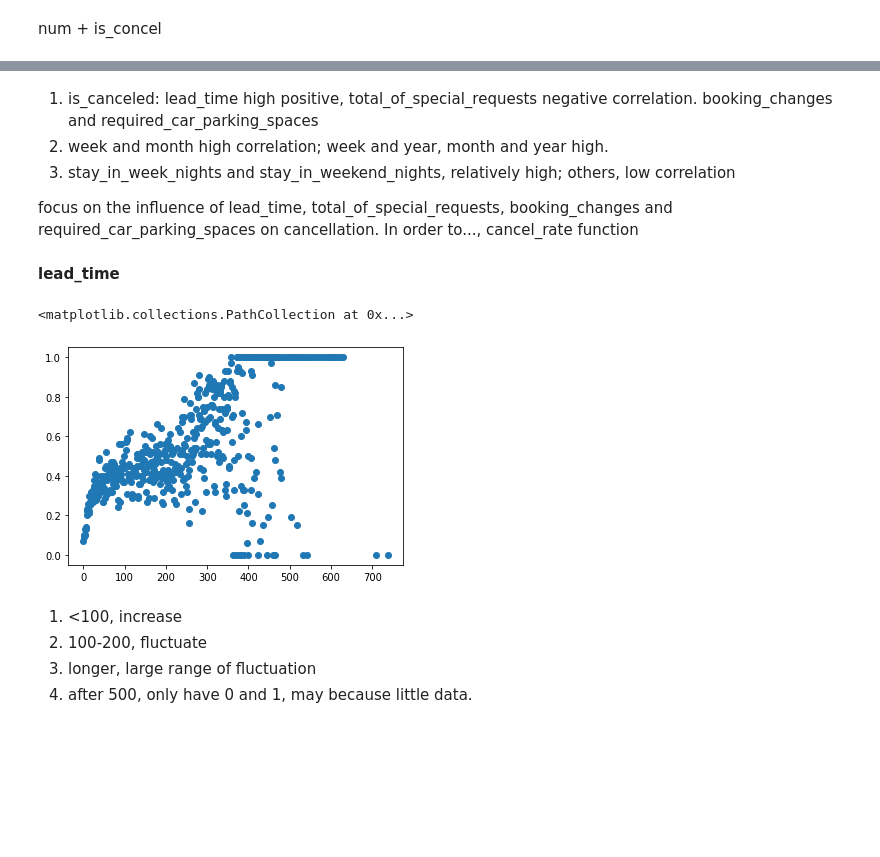
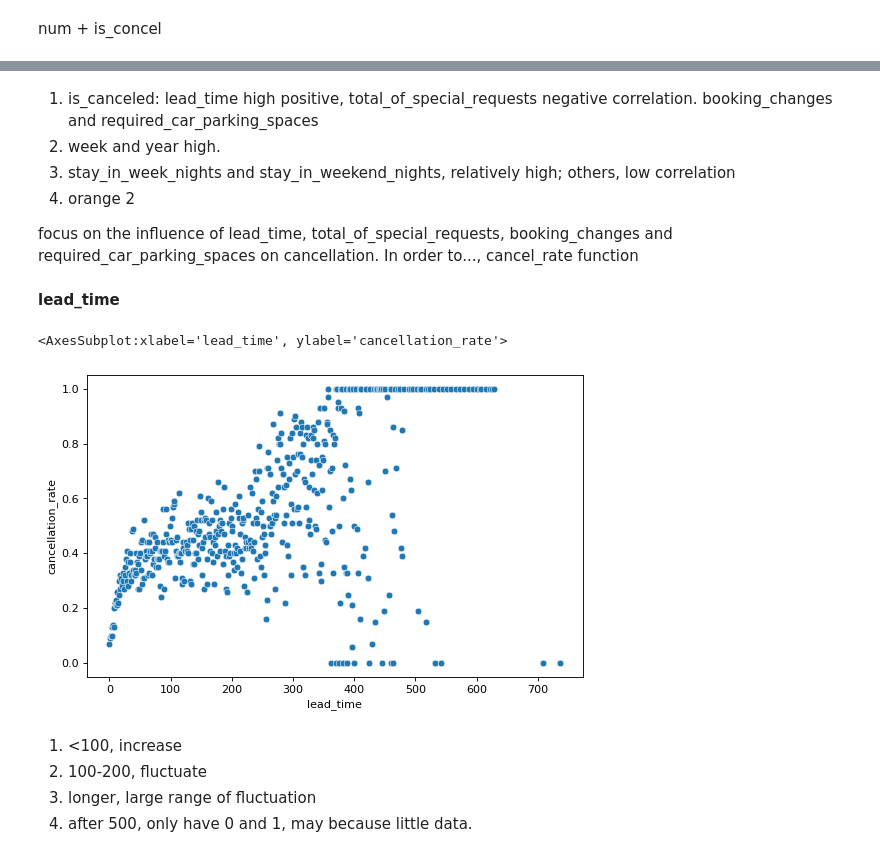
Before and after one commit to Mengyao41/ML_proj2, a Jupyter notebook: project2.ipynb, the cells around one changed output, grey strips where cells are left out. Cells and saved outputs as stored; diff of their text form; code cells hidden in the pictures; blank space fills up the shorter version.

```diff
--- a/project2.ipynb
+++ b/project2.ipynb
@@ -191,5 +187,6 @@ num_data.shape
 # %%
 corr = num_data.corr()
-sns.heatmap(corr,cmap = 'RdBu_r', fmt = '.2f')
+sns.set_context({'figure.figsize': [10,7]})
+sns.heatmap(corr,cmap = 'RdBu_r', annot = True, fmt = '.2f')
 # %% [output]
 <AxesSubplot:>
@@ -197,7 +194,8 @@ sns.heatmap(corr,cmap = 'RdBu_r', fmt = '.2f')
 # %% [markdown]
 1. is_canceled: lead_time high positive, total_of_special_requests negative correlation. booking_changes and required_car_parking_spaces
-2. week and month high correlation; week and year, month and year high.
+2. week and year high.
 3. stay_in_week_nights and stay_in_weekend_nights, relatively high; others, low correlation
+4. orange 2
 
 focus on the influence of lead_time, total_of_special_requests, booking_changes and required_car_parking_spaces on cancellation. In order to..., cancel_rate function
 # %%
@@ -217,11 +215,12 @@ def cancel_by_group(d, feature_name):
 **lead_time**
 # %%
 lt_c = cancel_by_group(num_data, 'lead_time').sort_values(by = ['lead_time'])
-plt.scatter(lt_c['lead_time'], lt_c['cancellation_rate'])
+sns.set_context({'figure.figsize': [8,5]})
+sns.scatterplot(x = 'lead_time', y = 'cancellation_rate', data = lt_c)
 # label and title
 # %% [output]
-<matplotlib.collections.PathCollection at 0x...>
+<AxesSubplot:xlabel='lead_time', ylabel='cancellation_rate'>
-[figure, old version]
+[figure, new version]
 # %% [markdown]
 1. <100, increase
 2. 100-200, fluctuate
```
Also changed, not shown: parts of 53 cells of this notebook.
